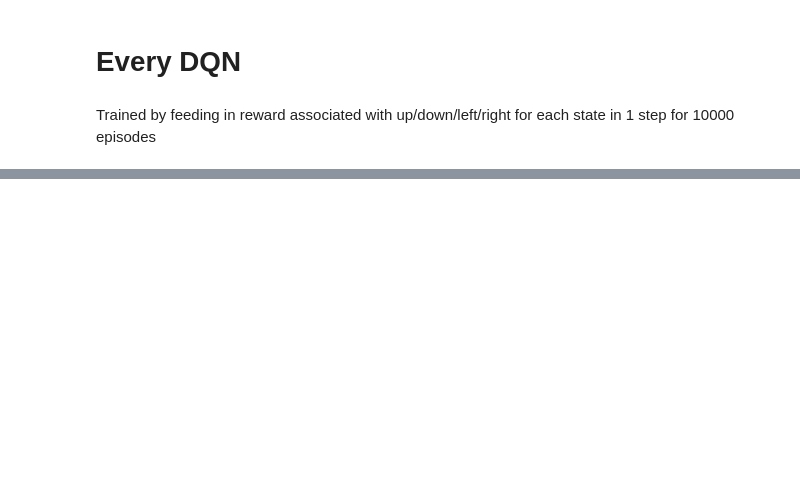
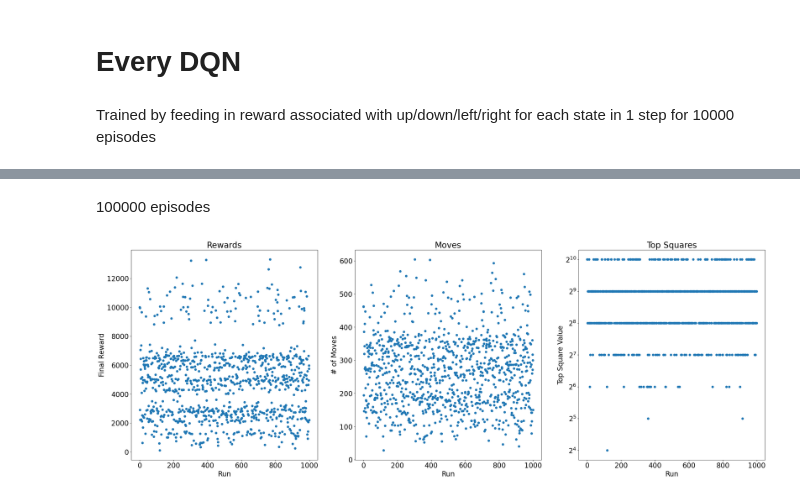
Before and after one commit to JohnDLee/2048RL, a Jupyter notebook: RL/evaluate_performance.ipynb, the cells around one changed output, grey strips where cells are left out. Drawn from its saved outputs; the diff is of its cells as text; code cells hidden in the pictures; blank space fills up the shorter version.

```diff
--- a/RL/evaluate_performance.ipynb
+++ b/RL/evaluate_performance.ipynb
@@ -185,0 +182,8 @@ STD  | 40.64941997126158
+# %% [markdown]
+100000 episodes
+# %%
+every_rewards_2, every_top_square_2, every_moves_2 = play_game("../trained_models/everyDQN100000", training_every_action.SimpleDQN, runs = 1000)
+# %%
+plot_results(every_rewards_2, every_top_square_2, every_moves_2)
+# %% [output]
+[figure, added]
```
Also changed, not shown: parts of 6 cells of this notebook, 4 other files.
